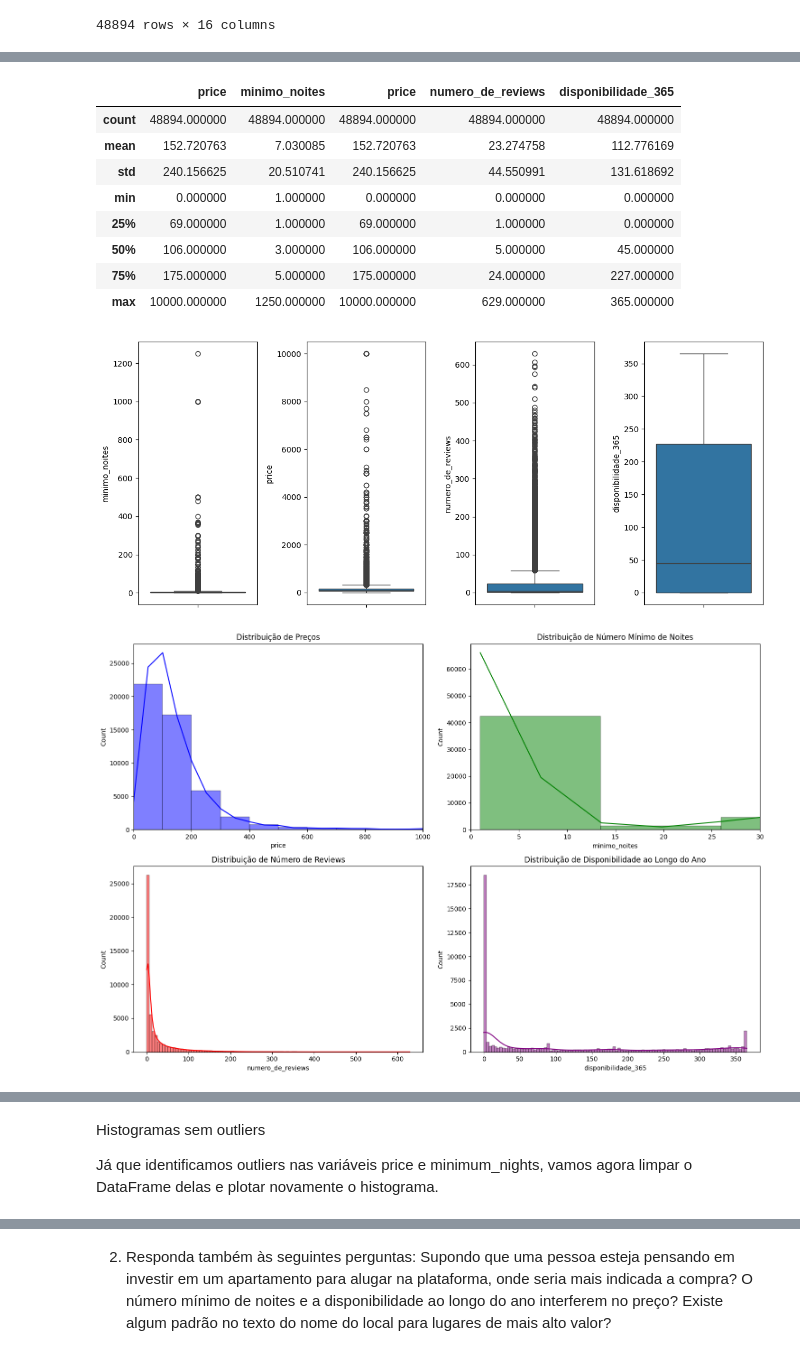
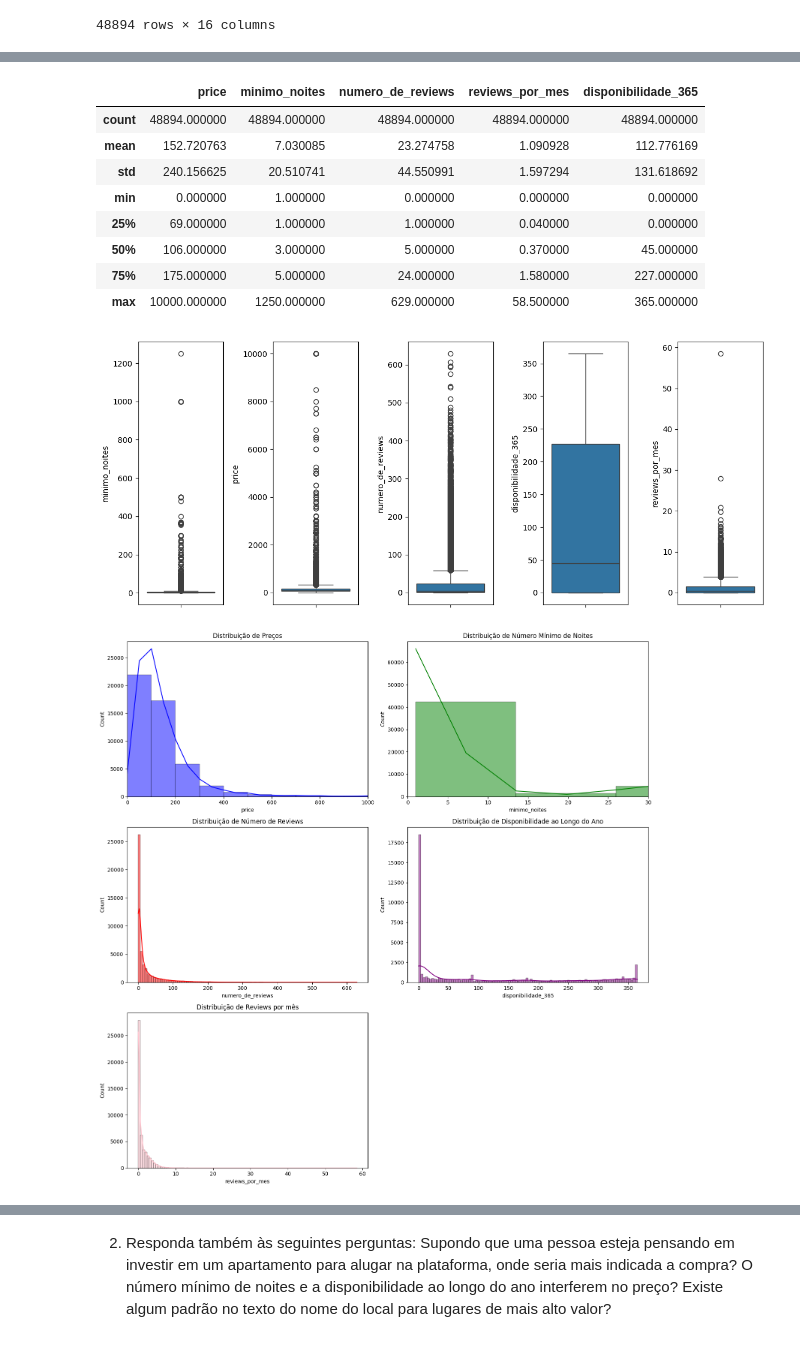
Before and after one commit to anaraquelortolan/meu_git, a Jupyter notebook: Analise de dados.ipynb, the cells around one changed output, grey strips where cells are left out. Cells and saved outputs as stored; diff of their text form; code cells hidden in the pictures.

```diff
--- a/Analise de dados.ipynb
+++ b/Analise de dados.ipynb
@@ -82,0 +92,4 @@ dtype: int64
+# %%
+#Substituindo valores NaN por 0 na coluna reviews_por_mes
+df['reviews_por_mes'].fillna(0, inplace=True)
+print(df.isnull().sum())
@@ -83,46 +120,61 @@ dtype: int64
 # %%
-df[['price', 'minimo_noites', 'price', 'numero_de_reviews', 'disponibilidade_365']].describe()
+df[['price', 'minimo_noites', 'numero_de_reviews', 'reviews_por_mes', 'disponibilidade_365']].describe()
 # %% [output]
-|  | price | minimo_noites | price | numero_de_reviews | disponibilidade_365 |
+|  | price | minimo_noites | numero_de_reviews | reviews_por_mes | disponibilidade_365 |
 | count | 48894.000000 | 48894.000000 | 48894.000000 | 48894.000000 | 48894.000000 |
-| mean | 152.720763 | 7.030085 | 152.720763 | 23.274758 | 112.776169 |
-| std | 240.156625 | 20.510741 | 240.156625 | 44.550991 | 131.618692 |
+| mean | 152.720763 | 7.030085 | 23.274758 | 1.090928 | 112.776169 |
+| std | 240.156625 | 20.510741 | 44.550991 | 1.597294 | 131.618692 |
 | min | 0.000000 | 1.000000 | 0.000000 | 0.000000 | 0.000000 |
-| 25% | 69.000000 | 1.000000 | 69.000000 | 1.000000 | 0.000000 |
-| 50% | 106.000000 | 3.000000 | 106.000000 | 5.000000 | 45.000000 |
-| 75% | 175.000000 | 5.000000 | 175.000000 | 24.000000 | 227.000000 |
-| max | 10000.000000 | 1250.000000 | 10000.000000 | 629.000000 | 365.000000 |
+| 25% | 69.000000 | 1.000000 | 1.000000 | 0.040000 | 0.000000 |
+| 50% | 106.000000 | 3.000000 | 5.000000 | 0.370000 | 45.000000 |
+| 75% | 175.000000 | 5.000000 | 24.000000 | 1.580000 | 227.000000 |
+| max | 10000.000000 | 1250.000000 | 629.000000 | 58.500000 | 365.000000 |
 # %%
-fig, axes = plt.subplots(1,4, figsize=(12, 5))
+#Boxplot
+
+fig, axes = plt.subplots(1,5, figsize=(12, 5))
 sns.boxplot(y=df['minimo_noites'], ax=axes[0])
 sns.boxplot(y=df['price'], ax=axes[1])
 sns.boxplot(y=df['numero_de_reviews'], ax=axes[2])
 sns.boxplot(y=df['disponibilidade_365'], ax=axes[3])
+sns.boxplot(y=df['reviews_por_mes'], ax=axes[4])
+
 plt.tight_layout()
 # %% [output]
-[figure, old version]
+[figure, new version]
 # %%
 ##1. Visão Geral do Dataset
 #Distribuição de variáveis
-fig, axes = plt.subplots(nrows=2, ncols=2, figsize=(15, 10))
+# Histograma
+import matplotlib.pyplot as plt
+import seaborn as sns
+
+fig, axes = plt.subplots(nrows=3, ncols=2, figsize=(15, 15))
+
 sns.histplot(df['price'], bins=100, ax=axes[0, 0], kde=True, color='blue')
 axes[0, 0].set_title('Distribuição de Preços')
 axes[0, 0].set_xlim(0, 1000)
 
 sns.histplot(df['minimo_noites'], bins=100, ax=axes[0, 1], kde=True, color='green')
 axes[0, 1].set_title('Distribuição de Número Mínimo de Noites')
 axes[0, 1].set_xlim(0, 30)
 
 sns.histplot(df['numero_de_reviews'], bins=100, ax=axes[1, 0], kde=True, color='red')
 axes[1, 0].set_title('Distribuição de Número de Reviews')
 
 sns.histplot(df['disponibilidade_365'], bins=100, ax=axes[1, 1], kde=True, color='purple')
 axes[1, 1].set_title('Distribuição de Disponibilidade ao Longo do Ano')
 
+sns.histplot(df['reviews_por_mes'], bins=100, ax=axes[2, 0], kde=True, color='pink')
+axes[2, 0].set_title('Distribuição de Reviews por mês')
+
+# Removendo o subplot não utilizado
+fig.delaxes(axes[2, 1])
+
 plt.tight_layout()
 plt.show()
 # %% [output]
-[figure, old version]
+[figure, new version]
 # %% [markdown]
 Considerações:
 
@@ -140,8 +192,4 @@ O número mínimo de noites também varia bastante, de 1 a 1.250 noites. A maior
 
 O número de reviews e a disponibilidade ao longo do ano apresentam grande variação, o que pode indicar diferenças significativas na popularidade e ocupação das propriedades.
 Muitas propriedades têm poucas ou nenhuma review, enquanto algumas têm muitas, indicando variações na popularidade ou na frequência de aluguel. A disponibilidade varia amplamente, com muitas propriedades disponíveis por menos de 100 dias ao ano e outras disponíveis o ano todo.
-# %% [markdown]
-Histogramas sem outliers
-
-Já que identificamos outliers nas variáveis price e minimum_nights, vamos agora limpar o DataFrame delas e plotar novamente o histograma.
 # %%
```
Also changed, not shown: parts of 22 cells of this notebook, 1 other file.
